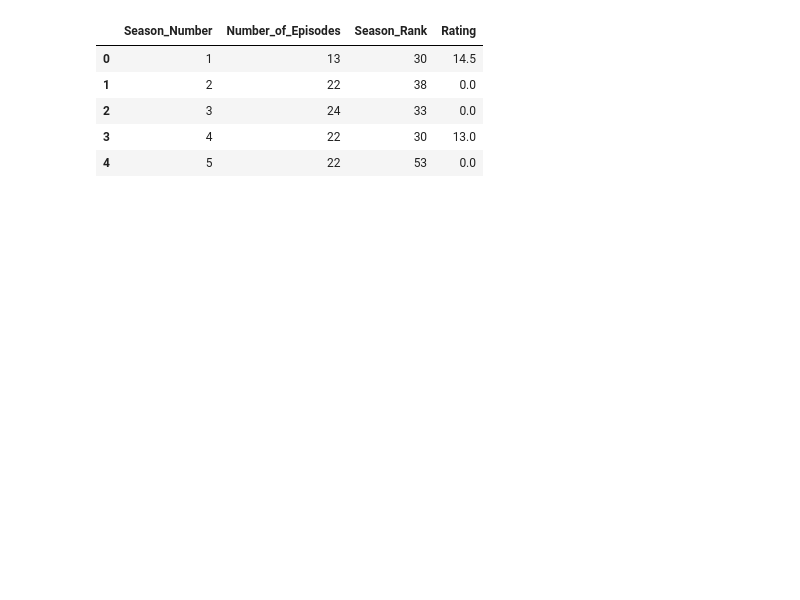
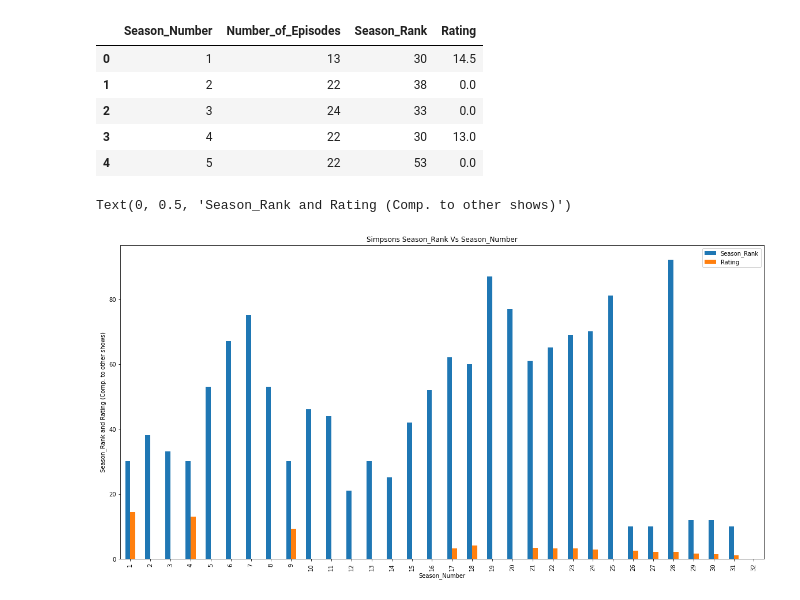
Before and after one commit to slobanwala1/Excellent-Simpsons-Analysis, a Jupyter notebook: ViewerCountRating.ipynb, the cells around one changed output. Saved outputs shown, nothing was run; the diff lists cells and outputs as text; code cells hidden in the pictures; blank space fills up the shorter version.

Commit message:
Finished bar graph

```diff
--- a/ViewerCountRating.ipynb
+++ b/ViewerCountRating.ipynb
@@ -141,3 +148,28 @@ ratingNormalized_df.head()
 | 2 | 3 | 24 | 33 | 0.0 |
 | 3 | 4 | 22 | 30 | 13.0 |
 | 4 | 5 | 22 | 53 | 0.0 |
+# %%
+import matplotlib.pyplot as plt
+#dental_health_df = country_badteeth_cleaned
+
+#ax = dental_health_df.plot.bar(y = ["United States", "Russia", "China", "Canada", "Brazil"], rot=90, title="Dental Visits for 12 year olds per Country")
+
+#ax.set_ylabel('Decayed, Missing, and Filled teeth (DMFT)')
+
+#fig = ax.get_figure()
+
+#fig.savefig('Images/DentalVisitsGraph.png')
+
+ratingNormalized_df
+
+#Season rank bar graph
+#ax = ratingNormalized_df.plot.bar(x= "Season_Number", y = "Season_Rank", rot=90, title="Simpsons Season_Rank Vs Season_Number")
+
+#fig = ax.get_figure()
+
+ax = ratingNormalized_df.plot.bar(figsize=(20,10), x= "Season_Number", y = ["Season_Rank", "Rating"], rot=90, title="Simpsons Season_Rank Vs Season_Number")
+
+ax.set_ylabel('Season_Rank and Rating (Comp. to other shows)')
+# %% [output]
+Text(0, 0.5, 'Season_Rank and Rating (Comp. to other shows)')
+[figure, added]
```
Also changed, not shown: parts of 1 cell of this notebook.
